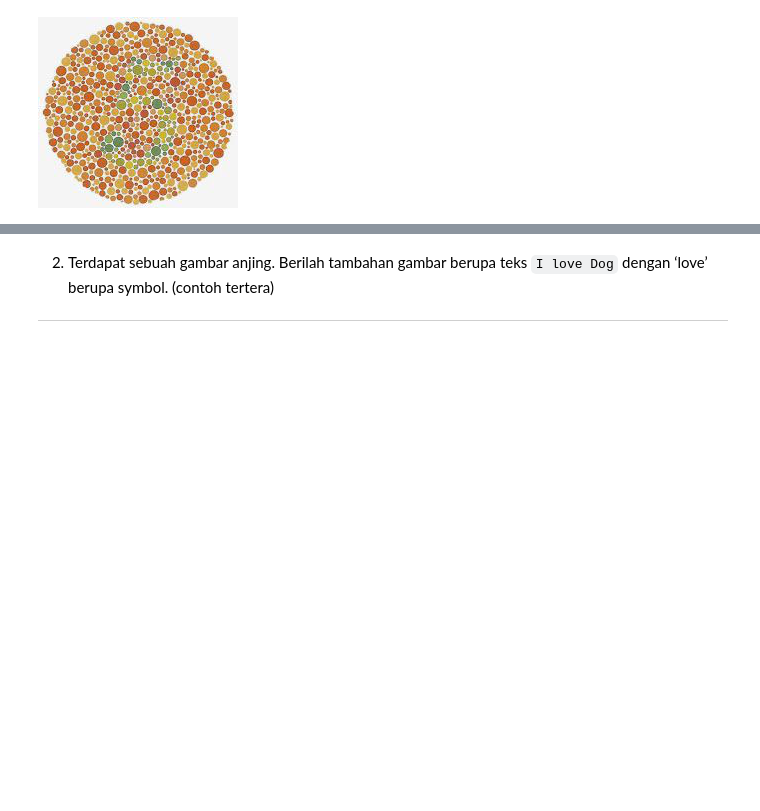
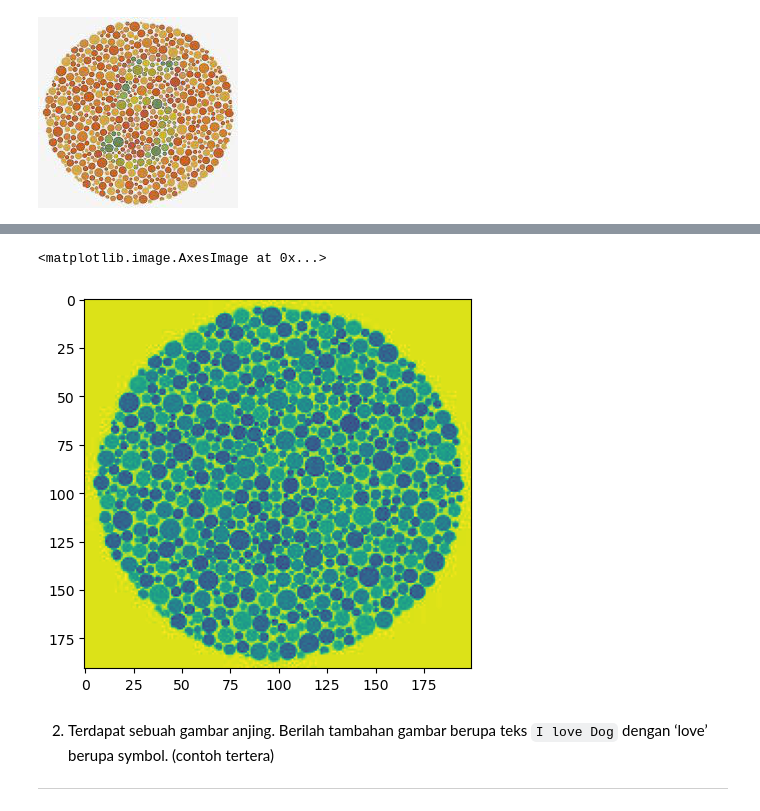
Before and after one commit to Cortana-Coders/AICI-Tasks, a Jupyter notebook: Assigment-Computer-Vision/Muhamad Fadhli Akbar_Cortana_Computer Vision_Tugas01-02.ipynb, the cells around one changed output, grey strips where cells are left out. Drawn from its saved outputs; the diff is of its cells as text; code cells hidden in the pictures; blank space fills up the shorter version.

```diff
--- a/Assigment-Computer-Vision/Muhamad Fadhli Akbar_Cortana_Computer Vision_Tugas01-02.ipynb
+++ b/Assigment-Computer-Vision/Muhamad Fadhli Akbar_Cortana_Computer Vision_Tugas01-02.ipynb
@@ -67,3 +82,9 @@ pic
+# %%
+img_gray = cv2.imread('tesbutawarna.jpg', cv2.IMREAD_GRAYSCALE)
+plt.imshow(img_gray)
+# %% [output]
+<matplotlib.image.AxesImage at 0x...>
+[figure, added]
 # %% [markdown]
 2. Terdapat sebuah gambar anjing. Berilah tambahan gambar berupa teks `I love Dog` dengan
 ‘love’ berupa symbol. (contoh tertera)
```
Also changed, not shown: parts of 5 cells of this notebook.
